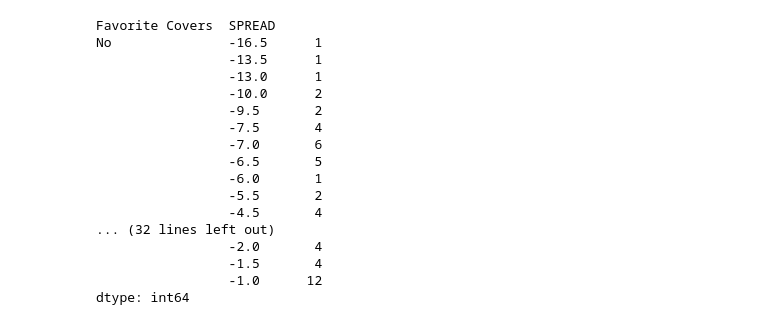
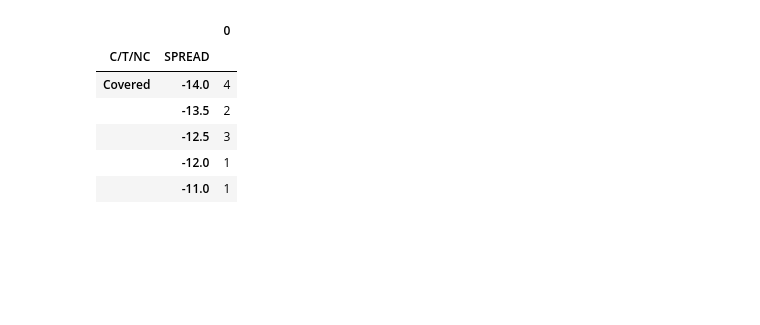
Before and after one commit to allamass95/nfl_spreads, a Jupyter notebook: Regression.ipynb, the cells around one changed output. Saved outputs shown, nothing was run; the diff lists cells and outputs as text; code cells hidden in the pictures; blank space fills up the shorter version.

```diff
--- a/Regression.ipynb
+++ b/Regression.ipynb
@@ -48,25 +28,17 @@ FAV_COV = NFL["Favorite Covers"]
 OFFENSE_SPLIT = OFFRNK -OFFRNK_L
-# %%
-Fav = NFL.groupby('Favorite Covers')['SPREAD'].size()
-Fav = NFL.groupby(['Favorite Covers','SPREAD']).size()
-Fav
-# %% [output]
-Favorite Covers  SPREAD
-No               -16.5      1
-                 -13.5      1
-                 -13.0      1
-                 -10.0      2
-                 -9.5       2
-                 -7.5       4
-                 -7.0       6
-                 -6.5       5
-                 -6.0       1
-                 -5.5       2
-                 -4.5       4
-... (32 lines left out)
-                 -2.0       4
-                 -1.5       4
-                 -1.0      12
-dtype: int64
+# %%
+Fav = NFL.groupby(['C/T/NC','SPREAD']).size()
+Fav_DF = pd.DataFrame(Fav)
+#fav_wins_DF = Fav_DF.loc[Fav_DF['Favorite Covers'] == "Yes"]
+#dog_wins_DF = Fav_DF.loc[Fav_DF['Favorite Covers'] == "No"]
+Fav_DF.head()
+# %% [output]
+|  |  | 0 |
+| C/T/NC | SPREAD |  |
+| Covered | -14.0 | 4 |
+|  | -13.5 | 2 |
+|  | -12.5 | 3 |
+|  | -12.0 | 1 |
+|  | -11.0 | 1 |
 # %%
 NFL["Offense Variance"] = OFFENSE_SPLIT*-1
```
Also changed, not shown: parts of 10 cells of this notebook, 8 other files.
